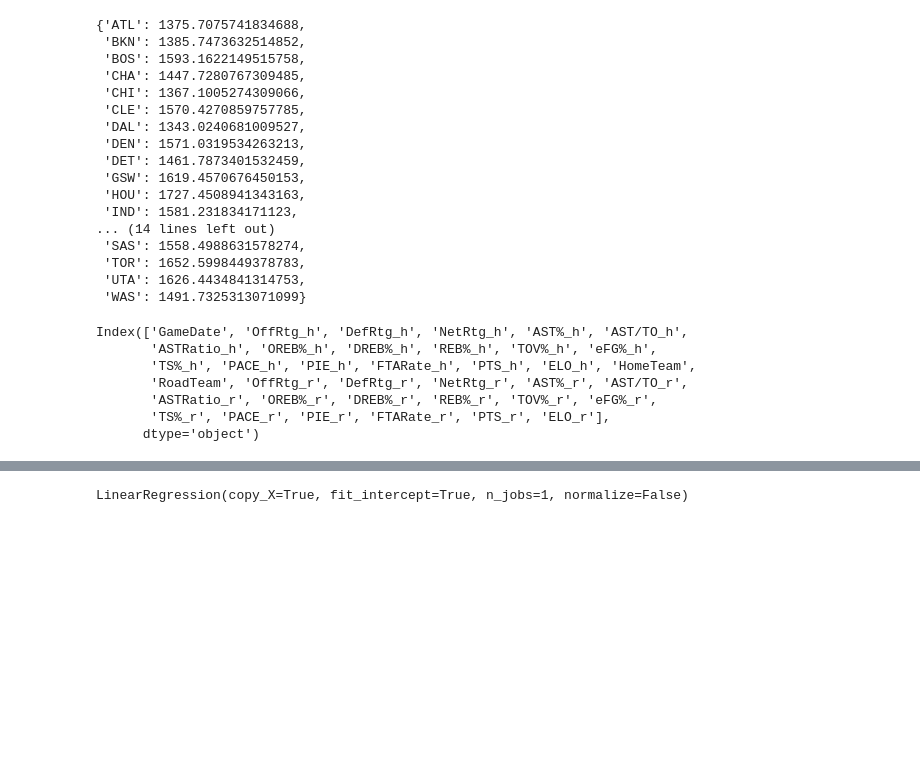
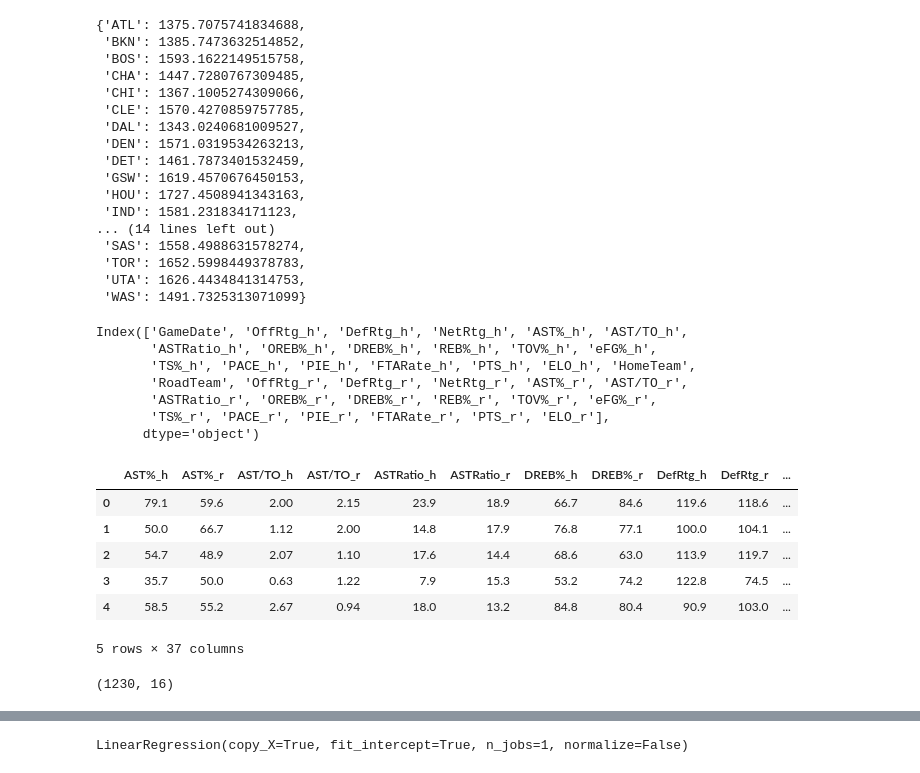
Before and after one commit to charlehl/project-three-nba-predict, a Jupyter notebook: exploratory/score_predict.ipynb, the cells around one changed output, grey strips where cells are left out. Saved outputs shown, nothing was run; the diff lists cells and outputs as text; code cells hidden in the pictures; blank space fills up the shorter version.

```diff
--- a/exploratory/score_predict.ipynb
+++ b/exploratory/score_predict.ipynb
@@ -455,6 +455,12 @@ elo_testing
 # %%
 from sklearn.linear_model import LinearRegression
 from sklearn.preprocessing import StandardScaler
+# %%
+temp = db.score_pred_training_data.find()
+temp = list(temp)
+for i in temp:
+    i.pop('_id', None)
+df_train = pd.DataFrame(temp)
 # %%
 game_df.columns
 # %% [output]
@@ -465,6 +471,16 @@ Index(['GameDate', 'OffRtg_h', 'DefRtg_h', 'NetRtg_h', 'AST%_h', 'AST/TO_h',
        'ASTRatio_r', 'OREB%_r', 'DREB%_r', 'REB%_r', 'TOV%_r', 'eFG%_r',
        'TS%_r', 'PACE_r', 'PIE_r', 'FTARate_r', 'PTS_r', 'ELO_r'],
       dtype='object')
+# %%
+df_train.head()
+# %% [output]
+|  | AST%_h | AST%_r | AST/TO_h | AST/TO_r | ASTRatio_h | ASTRatio_r | DREB%_h | DREB%_r | DefRtg_h | DefRtg_r | ... |
+| 0 | 79.1 | 59.6 | 2.00 | 2.15 | 23.9 | 18.9 | 66.7 | 84.6 | 119.6 | 118.6 | ... |
+| 1 | 50.0 | 66.7 | 1.12 | 2.00 | 14.8 | 17.9 | 76.8 | 77.1 | 100.0 | 104.1 | ... |
+| 2 | 54.7 | 48.9 | 2.07 | 1.10 | 17.6 | 14.4 | 68.6 | 63.0 | 113.9 | 119.7 | ... |
+| 3 | 35.7 | 50.0 | 0.63 | 1.22 | 7.9 | 15.3 | 53.2 | 74.2 | 122.8 | 74.5 | ... |
+| 4 | 58.5 | 55.2 | 2.67 | 0.94 | 18.0 | 13.2 | 84.8 | 80.4 | 90.9 | 103.0 | ... |
+5 rows × 37 columns
 # %%
 #X_train = game_df.loc[:,['OffRtg_h', 'DefRtg_h', 'REB%_h', 'TOV%_h', 'TS%_h', 'PACE_h', 'ELO_h',
 #                         'OffRtg_r', 'DefRtg_r', 'REB%_r', 'TOV%_r', 'TS%_r', 'PACE_r', 'ELO_r']]
@@ -475,3 +492,7 @@ y_r = game_df['PTS_r']
+# %%
+X_train.shape
+# %% [output]
+(1230, 16)
 # %%
 X_scaler = StandardScaler().fit(X_train)
 X_train_scaled = X_scaler.transform(X_train)
```
Also changed, not shown: parts of 69 cells of this notebook.
